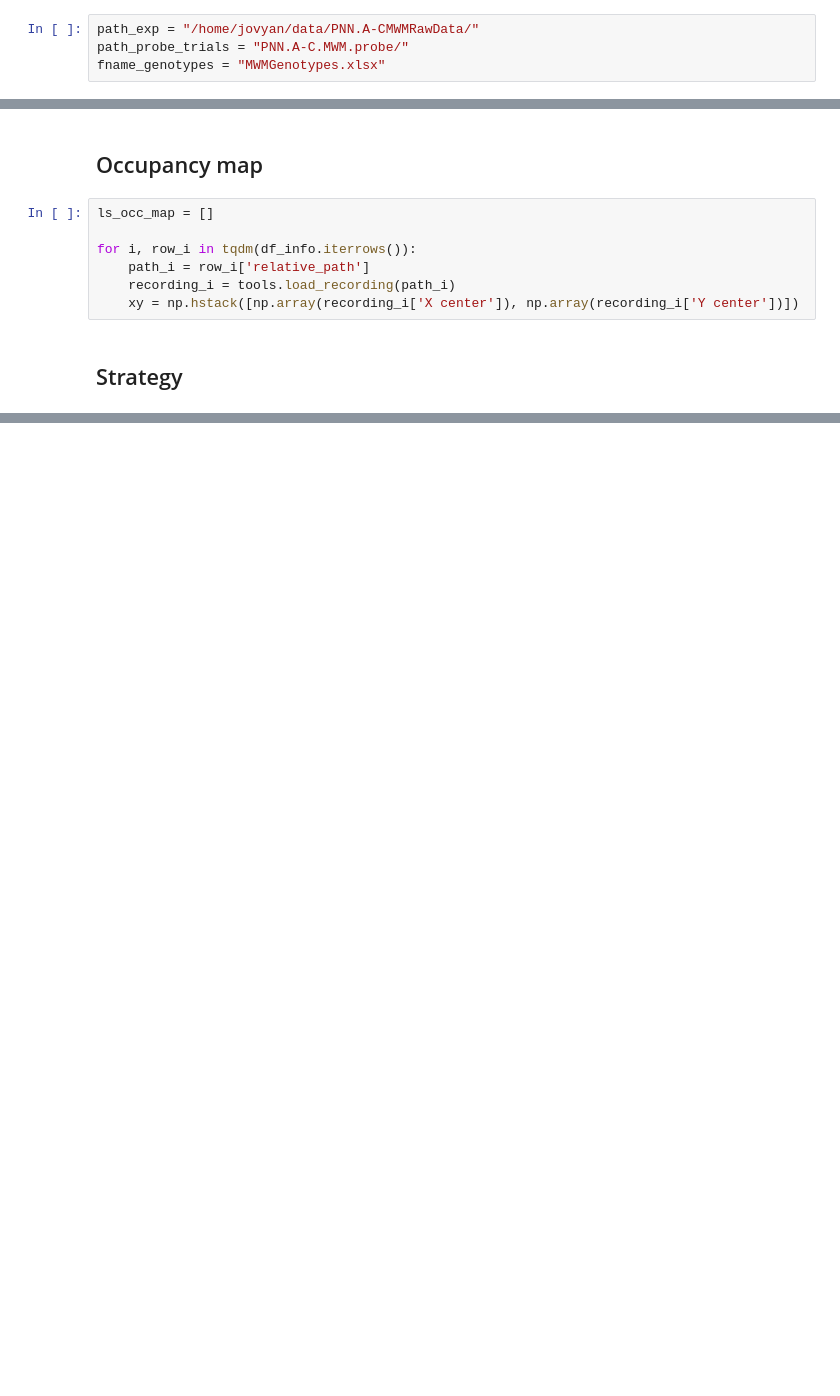
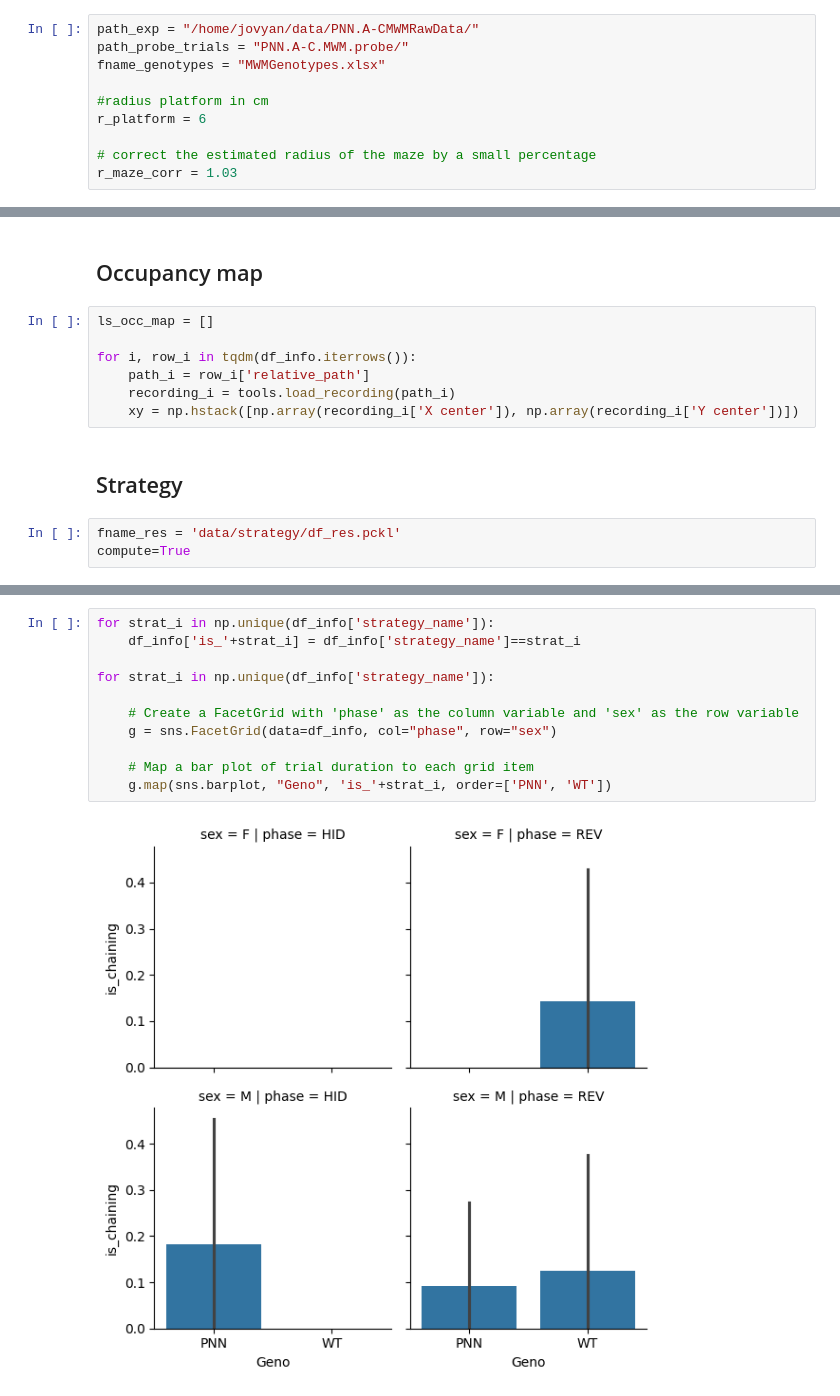
Before and after one commit to tristanstoeber/alexander2024behavioral, a Jupyter notebook: 00_probe_trials.ipynb, the cells around one changed output, grey strips where cells are left out. Cells and saved outputs as stored; diff of their text form; blank space fills up the shorter version.

```diff
--- a/00_probe_trials.ipynb
+++ b/00_probe_trials.ipynb
@@ -40,6 +40,12 @@ D-Bus service not found!
 path_exp = "/home/jovyan/data/PNN.A-CMWMRawData/"
 path_probe_trials = "PNN.A-C.MWM.probe/"
 fname_genotypes = "MWMGenotypes.xlsx"
+
+#radius platform in cm
+r_platform = 6
+
+# correct the estimated radius of the maze by a small percentage
+r_maze_corr = 1.03
 # %% [markdown]
 ## Load metadata
 # %%
@@ -189,3 +273,6 @@ for i, row_i in tqdm(df_info.iterrows()):
     xy = np.hstack([np.array(recording_i['X center']), np.array(recording_i['Y center'])])
 # %% [markdown]
 ## Strategy
+# %%
+fname_res = 'data/strategy/df_res.pckl'
+compute=True
@@ -191,0 +378,13 @@ for i, row_i in tqdm(df_info.iterrows()):
+# %%
+for strat_i in np.unique(df_info['strategy_name']):
+    df_info['is_'+strat_i] = df_info['strategy_name']==strat_i
+
+for strat_i in np.unique(df_info['strategy_name']):
+
+    # Create a FacetGrid with 'phase' as the column variable and 'sex' as the row variable
+    g = sns.FacetGrid(data=df_info, col="phase", row="sex")
+
+    # Map a bar plot of trial duration to each grid item
+    g.map(sns.barplot, "Geno", 'is_'+strat_i, order=['PNN', 'WT'])
+# %% [output]
+[figure, added]
```
Also changed, not shown: parts of 11 cells of this notebook, 4 other files.
